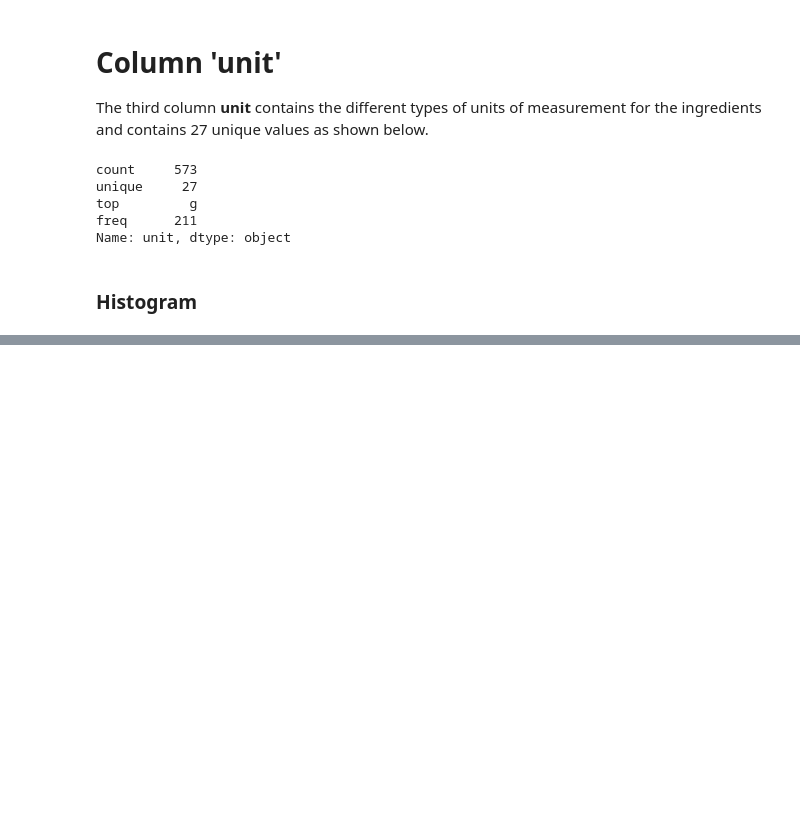
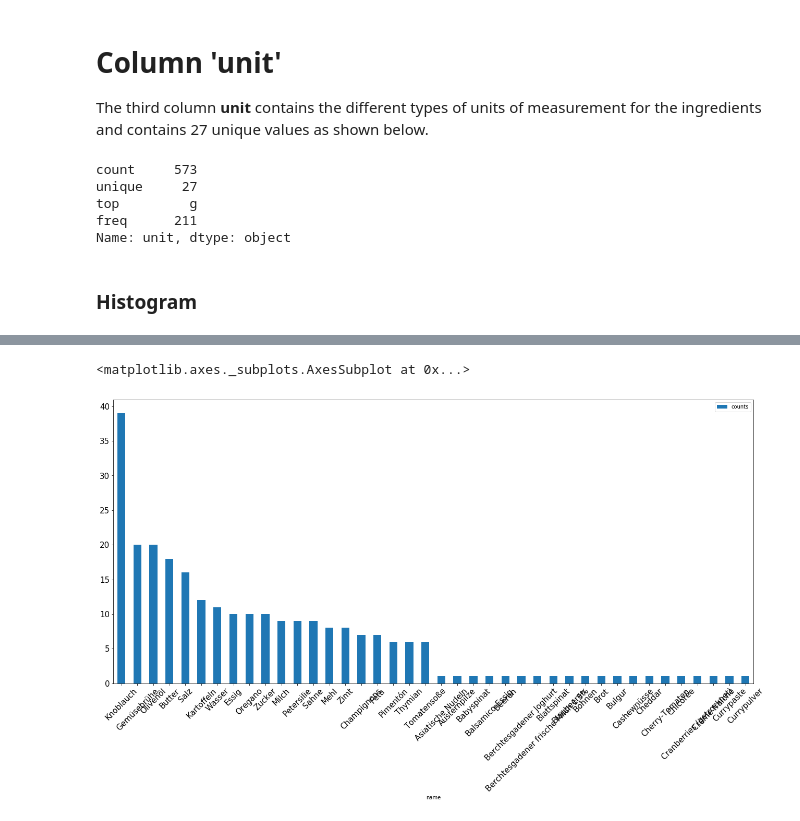
Before and after one commit to y-garcia/recipe-ingredient-classifier, a Jupyter notebook: 01_data_exploration.ipynb, the cells around one changed output, grey strips where cells are left out. Cells and saved outputs as stored; diff of their text form; code cells hidden in the pictures; blank space fills up the shorter version.

```diff
--- a/01_data_exploration.ipynb
+++ b/01_data_exploration.ipynb
@@ -127,0 +142,9 @@ ingredients_df.unit.hist(figsize = (30,10), bins=50)
+# %%
+df_count_by_name = ingredients_df.groupby(by='name').size().reset_index(name='counts')
+df_top = df_count_by_name.nlargest(20, 'counts')
+df_bottom = df_count_by_name.nsmallest(20, 'counts')
+df_top_and_bottom = pd.concat([df_top, df_bottom])
+df_top_and_bottom.plot.bar(x='name', y='counts', figsize = (22,10), fontsize=15, rot=45)
+# %% [output]
+<matplotlib.axes._subplots.AxesSubplot at 0x...>
+[figure, added]
```
Also changed, not shown: parts of 6 cells of this notebook.
